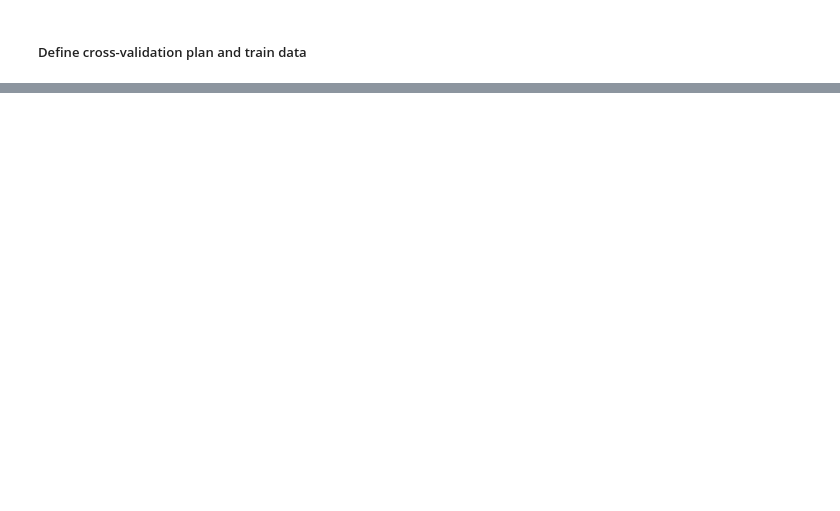
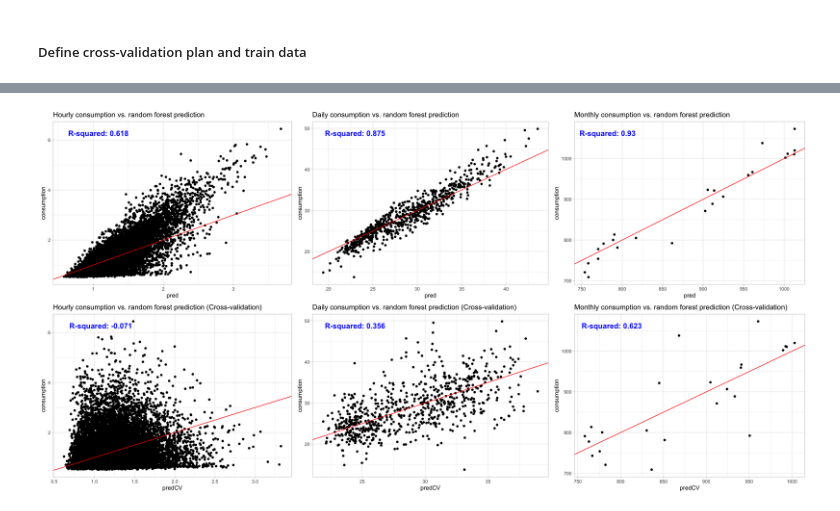
Before and after one commit to philippebarrette4/INF1430, a Jupyter notebook: scripts/Models/TN3/electricity_model.ipynb, the cells around one changed output, grey strips where cells are left out. Cells and saved outputs as stored; diff of their text form; code cells hidden in the pictures; blank space fills up the shorter version.

```diff
--- a/scripts/Models/TN3/electricity_model.ipynb
+++ b/scripts/Models/TN3/electricity_model.ipynb
@@ -258,13 +258,13 @@ fmla_random_forest <- as.formula("consumption ~ avg_temp + avg_dewpt_temp + avg_
 # RANDOM FOREST MODELS BASED ON ALL DATA
 #===========================================
 # Create linear regression models for all three time frames
-mdl_random_forest_hour  <- lm(fmla_random_forest, data = WEHourDF)
-mdl_random_forest_day   <- lm(fmla_random_forest, data = WEDayDF)
-mdl_random_forest_month <- lm(fmla_random_forest, data = WEMonthDF)
+mdl_random_forest_hour  <- ranger(fmla_random_forest, WEHourDF, num.trees = 500, respect.unordered.factors = "order")
+mdl_random_forest_day   <- ranger(fmla_random_forest, WEDayDF, num.trees = 500, respect.unordered.factors = "order")
+mdl_random_forest_month <- ranger(fmla_random_forest, WEMonthDF, num.trees = 500, respect.unordered.factors = "order")
 
 # Add column with prediction values based on all data (1 training set = all data frame)
-WEHourDF$pred   <- predict(mdl_random_forest_hour,  WEHourDF)
-WEDayDF$pred    <- predict(mdl_random_forest_day,   WEDayDF)
-WEMonthDF$pred  <- predict(mdl_random_forest_month, WEMonthDF)
+WEHourDF$pred   <- predict(mdl_random_forest_hour,  WEHourDF)$predictions
+WEDayDF$pred    <- predict(mdl_random_forest_day,   WEDayDF)$predictions
+WEMonthDF$pred  <- predict(mdl_random_forest_month, WEMonthDF)$predictions
 # %% [markdown]
 ### 6. Random forest model training and prediction with cross-validation
@@ -285,0 +359,28 @@ ERROR: Error:
+# %%
+# Set configuration for plot size
+options(repr.plot.width = 20, repr.plot.height = 10)
+
+# Plot definitions
+plt_hour_pred       <- ggplot(WEHourDF,     aes(x = pred,   y = consumption)) + geom_point() + geom_abline(color = "red") + ggtitle("Hourly consumption vs. random forest prediction")                      + theme_light()
+plt_day_pred        <- ggplot(WEDayDF,      aes(x = pred,   y = consumption)) + geom_point() + geom_abline(color = "red") + ggtitle("Daily consumption vs. random forest prediction")                       + theme_light()
+plt_month_pred      <- ggplot(WEMonthDF,    aes(x = pred,   y = consumption)) + geom_point() + geom_abline(color = "red") + ggtitle("Monthly consumption vs. random forest prediction")                     + theme_light()
+plt_hour_predCV     <- ggplot(WEHourDF,     aes(x = predCV, y = consumption)) + geom_point() + geom_abline(color = "red") + ggtitle("Hourly consumption vs. random forest prediction (Cross-validation)")   + theme_light()
+plt_day_predCV      <- ggplot(WEDayDF,      aes(x = predCV, y = consumption)) + geom_point() + geom_abline(color = "red") + ggtitle("Daily consumption vs. random forest prediction (Cross-validation)")    + theme_light()
+plt_month_predCV    <- ggplot(WEMonthDF,    aes(x = predCV, y = consumption)) + geom_point() + geom_abline(color = "red") + ggtitle("Monthly consumption vs. random forest prediction (Cross-validation)")  + theme_light()
+
+# Grid of plots definition
+plot_grid(
+    plt_hour_pred, plt_day_pred, plt_month_pred, plt_hour_predCV, plt_day_predCV, plt_month_predCV,
+    labels = c(
+        paste0("R-squared: ", round(r_squared_func(WEHourDF,    "consumption", "pred"), 3)),
+        paste0("R-squared: ", round(r_squared_func(WEDayDF,     "consumption", "pred"), 3)),
+        paste0("R-squared: ", round(r_squared_func(WEMonthDF,   "consumption", "pred"), 3)),
+        paste0("R-squared: ", round(r_squared_func(WEHourDF,    "consumption", "predCV"), 3)),
+        paste0("R-squared: ", round(r_squared_func(WEDayDF,     "consumption", "predCV"), 3)),
+        paste0("R-squared: ", round(r_squared_func(WEMonthDF,   "consumption", "predCV"), 3))
+    ),
+    hjust = -0.5, vjust = 5, label_colour = "blue",
+    ncol = 3, nrow = 2
+)
+# %% [output]
+[figure, added]
```
Also changed, not shown: parts of 7 cells of this notebook, 3 other files.
